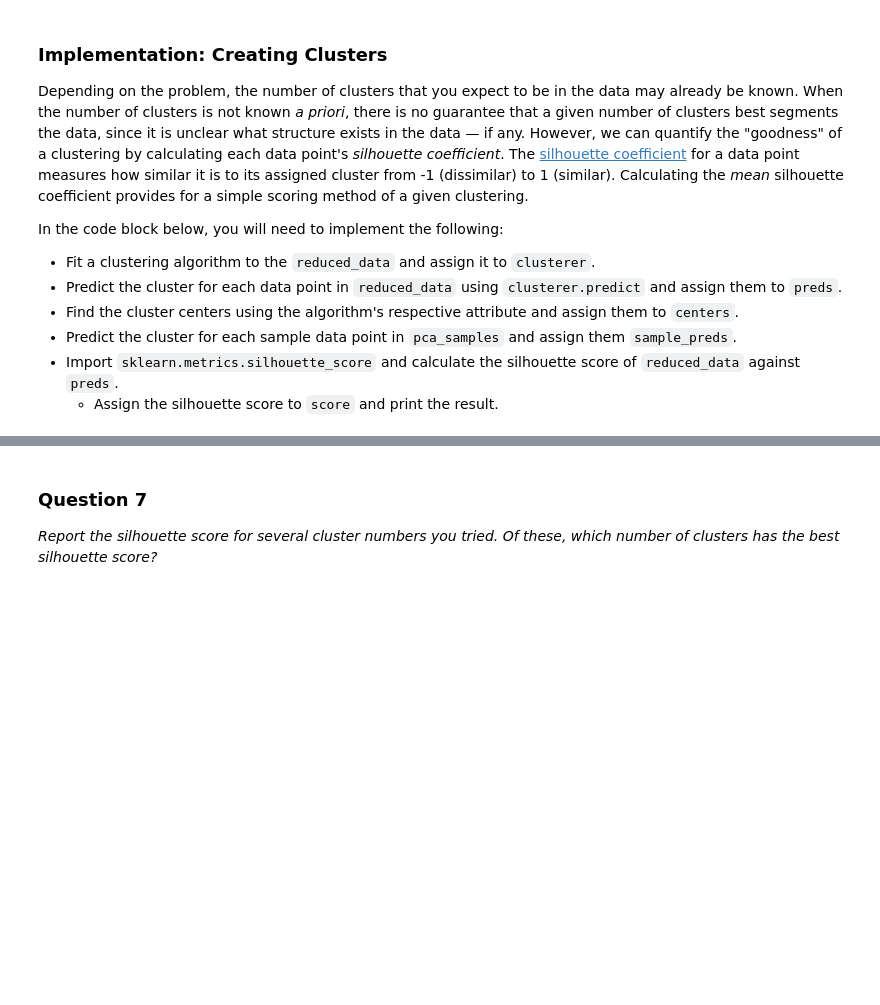
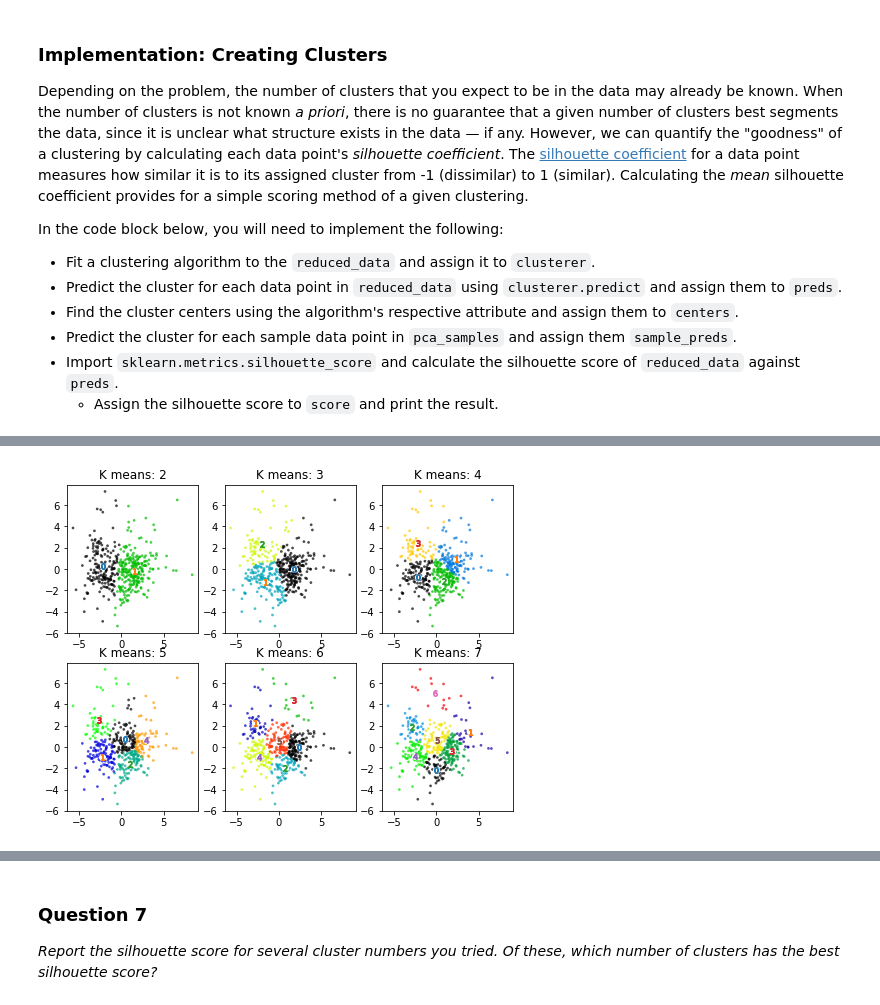
Before and after one commit to vaibhavchakki/customer_segments, a Jupyter notebook: customer_segments.ipynb, the cells around one changed output, grey strips where cells are left out. Drawn from its saved outputs; the diff is of its cells as text; code cells hidden in the pictures; blank space fills up the shorter version.

```diff
--- a/customer_segments.ipynb
+++ b/customer_segments.ipynb
@@ -368,18 +439,73 @@ In the code block below, you will need to implement the following:
  - Predict the cluster for each sample data point in `pca_samples` and assign them `sample_preds`.
  - Import `sklearn.metrics.silhouette_score` and calculate the silhouette score of `reduced_data` against `preds`.
    - Assign the silhouette score to `score` and print the result.
-# %%
-# TODO: Apply your clustering algorithm of choice to the reduced data
-clusterer = None
-
-# TODO: Predict the cluster for each data point
-preds = None
-
-# TODO: Find the cluster centers
-centers = None
-
-# TODO: Predict the cluster for each transformed sample data point
-sample_preds = None
-
-# TODO: Calculate the mean silhouette coefficient for the number of clusters chosen
-score = None
+# %%
+# TODO: Apply your clustering algorithm of choice to the reduced data
+from sklearn.mixture import GaussianMixture
+from sklearn.cluster import KMeans
+from sklearn.metrics import silhouette_score
+import matplotlib.pyplot as plt
+import matplotlib.cm as cm
+from collections import defaultdict
+%matplotlib inline
+
+scores = defaultdict(list)
+n_range = np.arange(2, 8)
+cv_types = ['full', 'tied', 'diag', 'spherical']
+colors = ['navy', 'turquoise', 'cornflowerblue', 'darkorange']
+
+plt.figure(1)
+plt.figure(figsize=(8, 6))
+for k, n_cluster in enumerate(n_range):
+    clusterer = KMeans(n_clusters=n_cluster, random_state=42).fit(reduced_data)
+
+    # TODO: Predict the cluster for each data point
+    preds = clusterer.predict(reduced_data)
+
+    # TODO: Find the cluster centers
+    centers = clusterer.cluster_centers_
+
+    # TODO: Predict the cluster for each transformed sample data point
+    sample_preds = clusterer.predict(pca_samples)
+
+    # TODO: Calculate the mean silhouette coefficient for the number of clusters chosen
+    score = silhouette_score(reduced_data, preds)
+
+    scores['kmeans'].append(score)
+
+    plt.subplot(len(n_range)/3, 3, k+1)
+    cs = cm.spectral(preds.astype(float)/n_cluster)
+    plt.scatter(reduced_data['Dimension 1'].tolist(), reduced_data['Dimension 2'].tolist(),
+                marker='.', c=cs, s=30, lw=0, alpha=0.7)
+    plt.scatter(centers[:, 0], centers[:, 1], marker='o', c='white')
+
+
+    for i, c in enumerate(centers):
+        plt.scatter(c[0], c[1], marker='$%d$' % i)
+    plt.title("K means: {}".format(n_cluster))
+
+    for cv_type in cv_types:
+        clusterer = GaussianMixture(n_components=n_cluster,
+                                    covariance_type=cv_type,
+                                    random_state=42).fit(reduced_data)
+        preds = clusterer.predict(reduced_data)
+        score = silhouette_score(reduced_data, preds)
+        scores[cv_type].append(score)
+
+
+bar_width = 0.15
+
+plt.figure(1)
+plt.figure(figsize=(12, 8))
+plt.title("Silhoutte score plot")
+plt.bar(n_range, scores['kmeans'], bar_width, color='y', label='kmeans')
+for i, (cv_type, color) in enumerate(zip(cv_types, colors)):
+    plt.bar(n_range + ((i + 1) * bar_width), scores[cv_type], bar_width, color=color, label=cv_type)
+
+plt.xticks(np.arange(2, 14))
+plt.ylim([0.20, 0.45])
+plt.xlabel('Number of clusters')
+plt.ylabel('Silhouette Score')
+plt.legend()
+plt.show()
+# %% [output]
@@ -385,0 +513 @@ score = None
+[figure, added]
```
Also changed, not shown: parts of 31 cells of this notebook, 2 other files.
